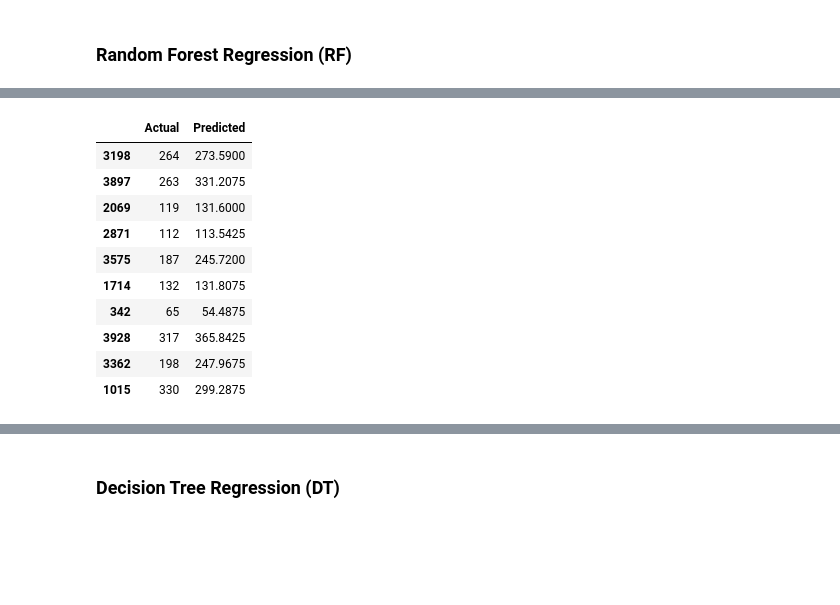
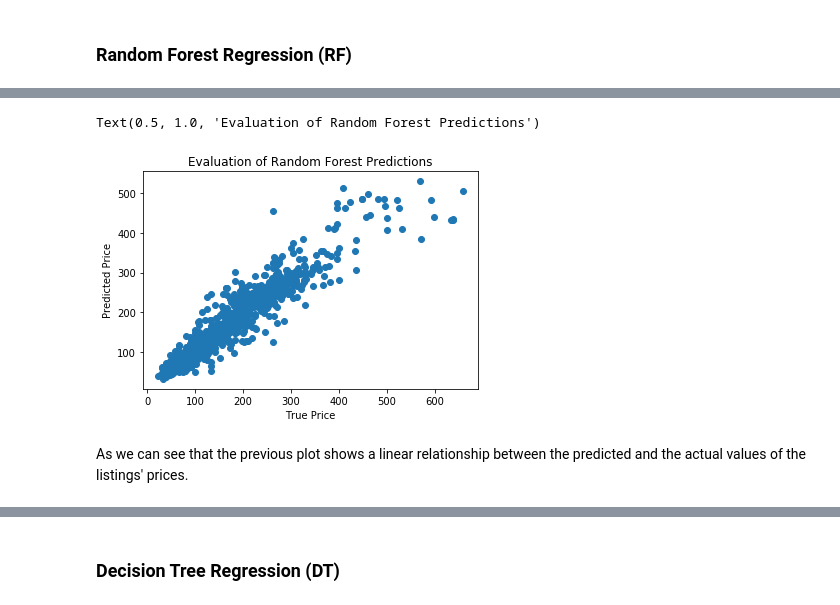
Before and after one commit to nickbent/AirBnB, a Jupyter notebook: notebooks/Data_Modeling.ipynb, the cells around one changed output, grey strips where cells are left out. Saved outputs shown, nothing was run; the diff lists cells and outputs as text; code cells hidden in the pictures; blank space fills up the shorter version.

```diff
--- a/notebooks/Data_Modeling.ipynb
+++ b/notebooks/Data_Modeling.ipynb
@@ -238,20 +247,16 @@ RandomForestRegressor(bootstrap=True, criterion='mse', max_depth=None,
 # %%
 y_pred1_RF = rf_regressor.predict(X_test1)
-# %%
-df = pd.DataFrame({'Actual':y_test1, 'Predicted': y_pred1_RF})
-df.head(10)
-# %% [output]
-|  | Actual | Predicted |
-| 3198 | 264 | 273.5900 |
-| 3897 | 263 | 331.2075 |
-| 2069 | 119 | 131.6000 |
-| 2871 | 112 | 113.5425 |
-| 3575 | 187 | 245.7200 |
-| 1714 | 132 | 131.8075 |
-| 342 | 65 | 54.4875 |
-| 3928 | 317 | 365.8425 |
-| 3362 | 198 | 247.9675 |
-| 1015 | 330 | 299.2875 |
+# %%
+# let's evaluate our predictions respect to the original price
+plt.scatter(y_test1, y_pred1_RF)
+plt.xlabel('True Price')
+plt.ylabel('Predicted Price')
+plt.title('Evaluation of Random Forest Predictions')
+# %% [output]
+Text(0.5, 1.0, 'Evaluation of Random Forest Predictions')
+[figure, added]
+# %% [markdown]
+As we can see that the previous plot shows a linear relationship between the predicted and the actual values of the listings' prices.
 # %%
 from sklearn import metrics
 MAE_RF = metrics.mean_absolute_error(y_test1, y_pred1_RF)
```
Also changed, not shown: parts of 38 cells of this notebook, 3 other files.
